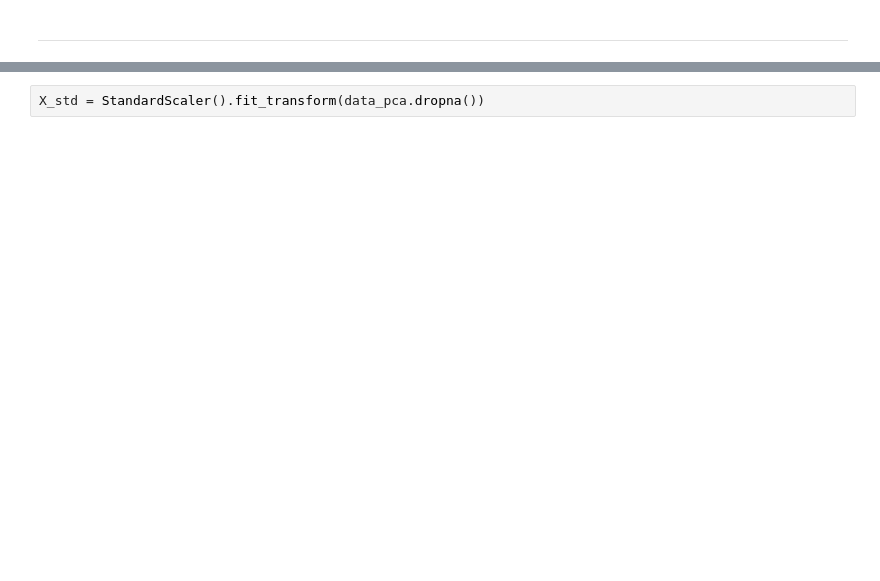
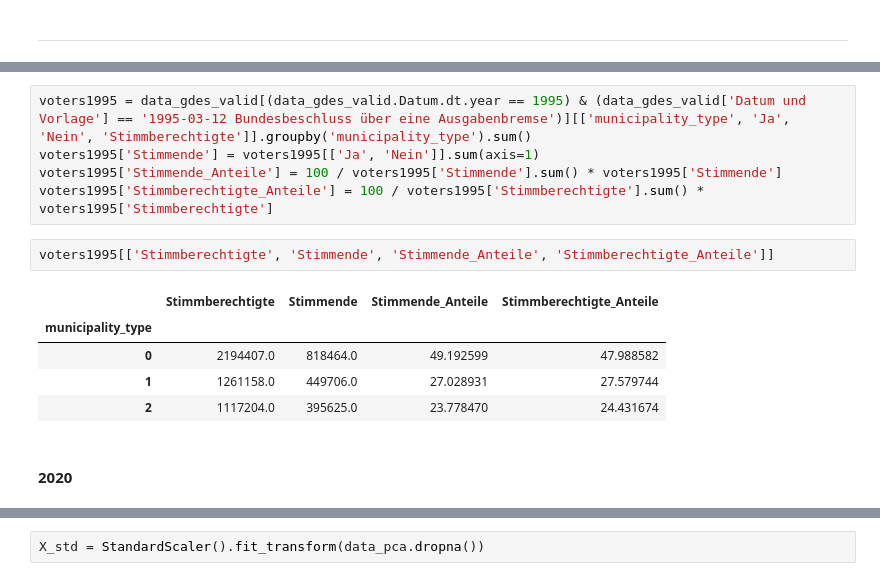
Before and after one commit to tamedia-ddj/abstimmungsfaktor_agglomerationen, a Jupyter notebook: abstimmungsfaktor_agglomerationen.ipynb, the cells around one changed output, grey strips where cells are left out. Saved outputs shown, nothing was run; the diff lists cells and outputs as text; blank space fills up the shorter version.

```diff
--- a/abstimmungsfaktor_agglomerationen.ipynb
+++ b/abstimmungsfaktor_agglomerationen.ipynb
@@ -132,0 +253,15 @@ Name: quota_rural, dtype: float64
+# %%
+voters1995 = data_gdes_valid[(data_gdes_valid.Datum.dt.year == 1995) & (data_gdes_valid['Datum und Vorlage'] == '1995-03-12 Bundesbeschluss über eine Ausgabenbremse')][['municipality_type', 'Ja', 'Nein', 'Stimmberechtigte']].groupby('municipality_type').sum()
+voters1995['Stimmende'] = voters1995[['Ja', 'Nein']].sum(axis=1)
+voters1995['Stimmende_Anteile'] = 100 / voters1995['Stimmende'].sum() * voters1995['Stimmende']
+voters1995['Stimmberechtigte_Anteile'] = 100 / voters1995['Stimmberechtigte'].sum() * voters1995['Stimmberechtigte']
+# %%
+voters1995[['Stimmberechtigte', 'Stimmende', 'Stimmende_Anteile', 'Stimmberechtigte_Anteile']]
+# %% [output]
+|  | Stimmberechtigte | Stimmende | Stimmende_Anteile | Stimmberechtigte_Anteile |
+| municipality_type |  |  |  |  |
+| 0 | 2194407.0 | 818464.0 | 49.192599 | 47.988582 |
+| 1 | 1261158.0 | 449706.0 | 27.028931 | 27.579744 |
+| 2 | 1117204.0 | 395625.0 | 23.778470 | 24.431674 |
+# %% [markdown]
+#### 2020
```
Also changed, not shown: parts of 117 cells of this notebook, 6 other files.
